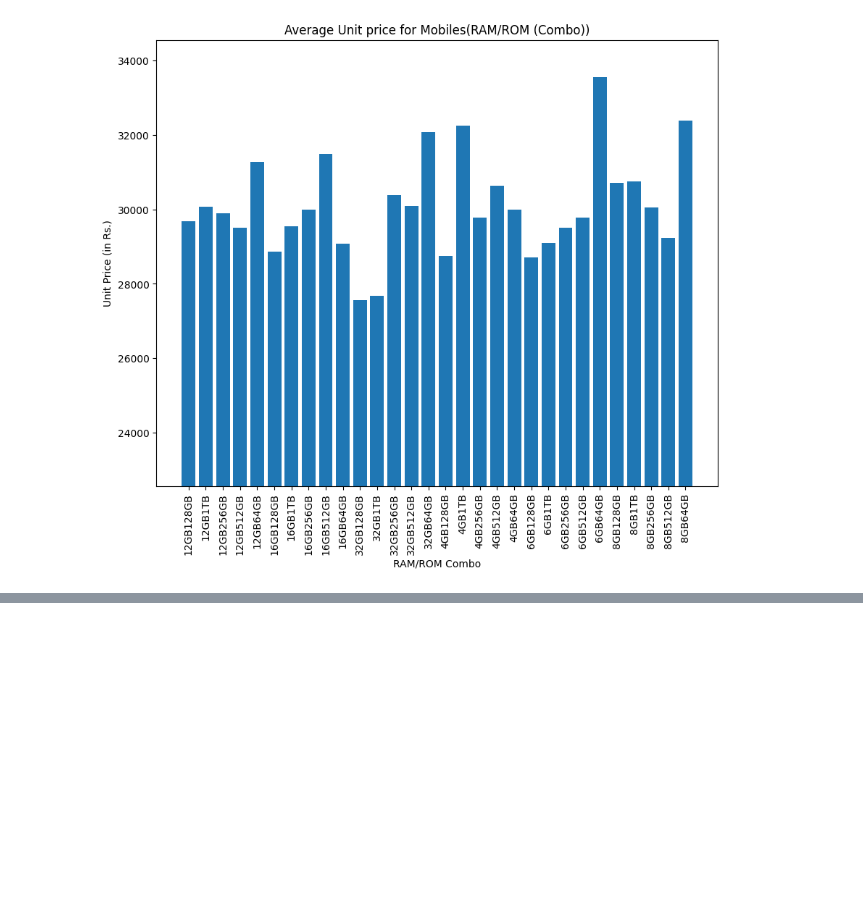
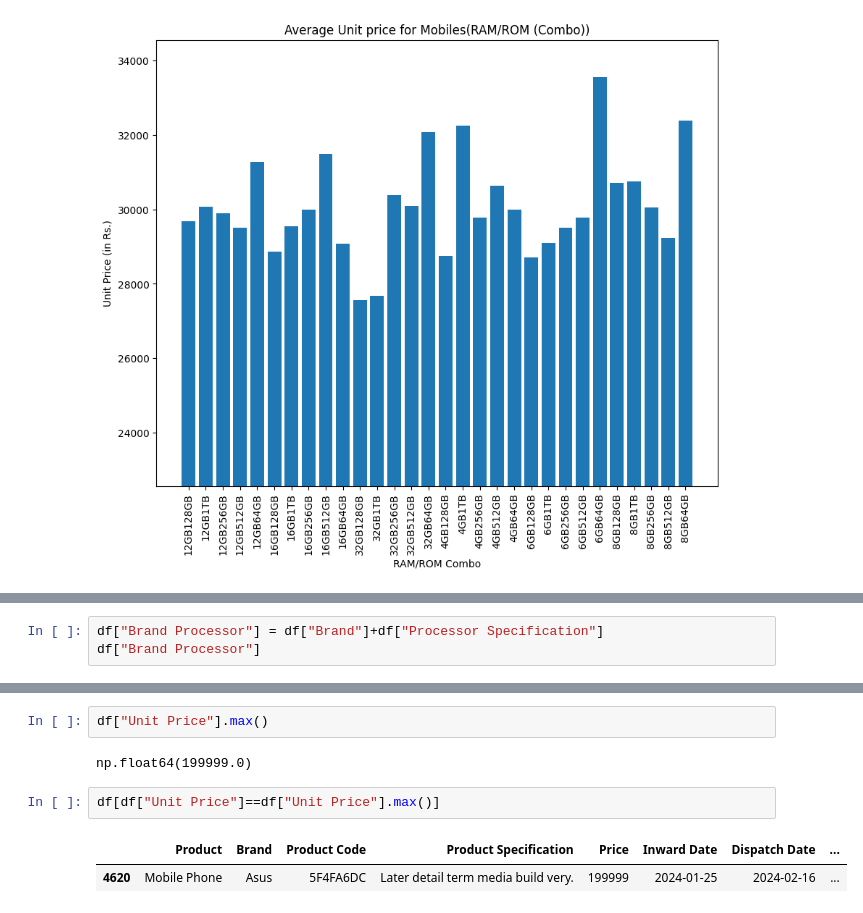
Before and after one commit to Samarthcreator/Data-Analytic-Project, a Jupyter notebook: Mobile_sales_Analysis.ipynb, the cells around one changed output, grey strips where cells are left out. Drawn from its saved outputs; the diff is of its cells as text; blank space fills up the shorter version.

```diff
--- a/Mobile_sales_Analysis.ipynb
+++ b/Mobile_sales_Analysis.ipynb
@@ -494,0 +482,3 @@ plt.show()
+# %%
+df["Brand Processor"] = df["Brand"]+df["Processor Specification"]
+df["Brand Processor"]
@@ -494,0 +498,9 @@ plt.show()
+# %%
+df["Unit Price"].max()
+# %% [output]
+np.float64(199999.0)
+# %%
+df[df["Unit Price"]==df["Unit Price"].max()]
+# %% [output]
+|  | Product | Brand | Product Code | Product Specification | Price | Inward Date | Dispatch Date | ... |
+| 4620 | Mobile Phone | Asus | 5F4FA6DC | Later detail term media build very. | 199999 | 2024-01-25 | 2024-02-16 | ... |
```
Also changed, not shown: parts of 5 cells of this notebook.
